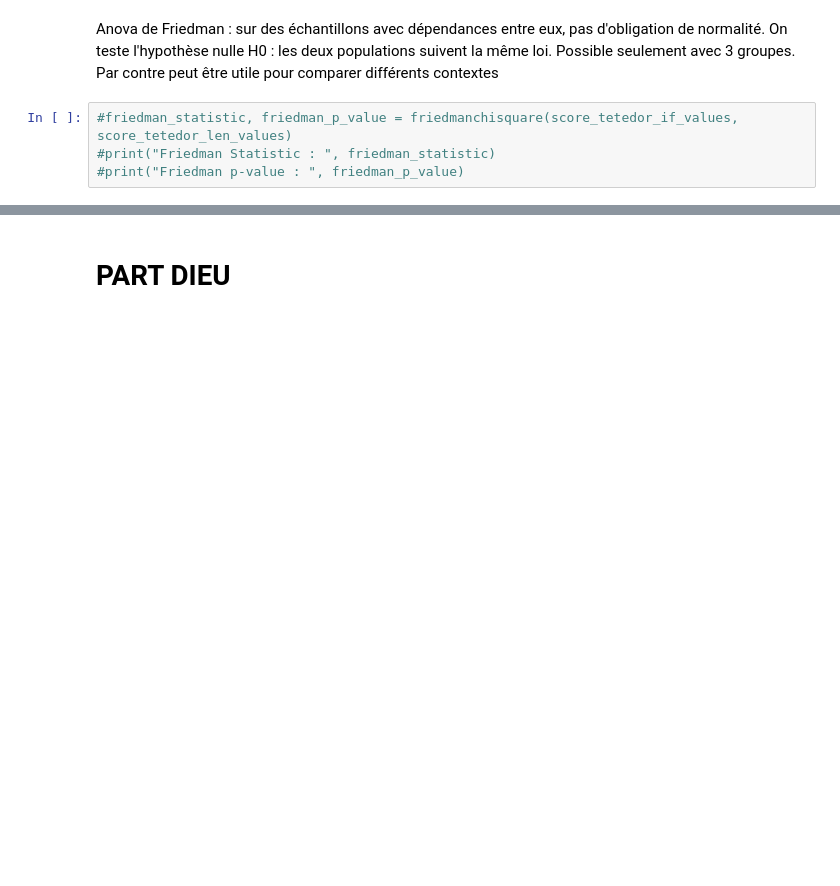
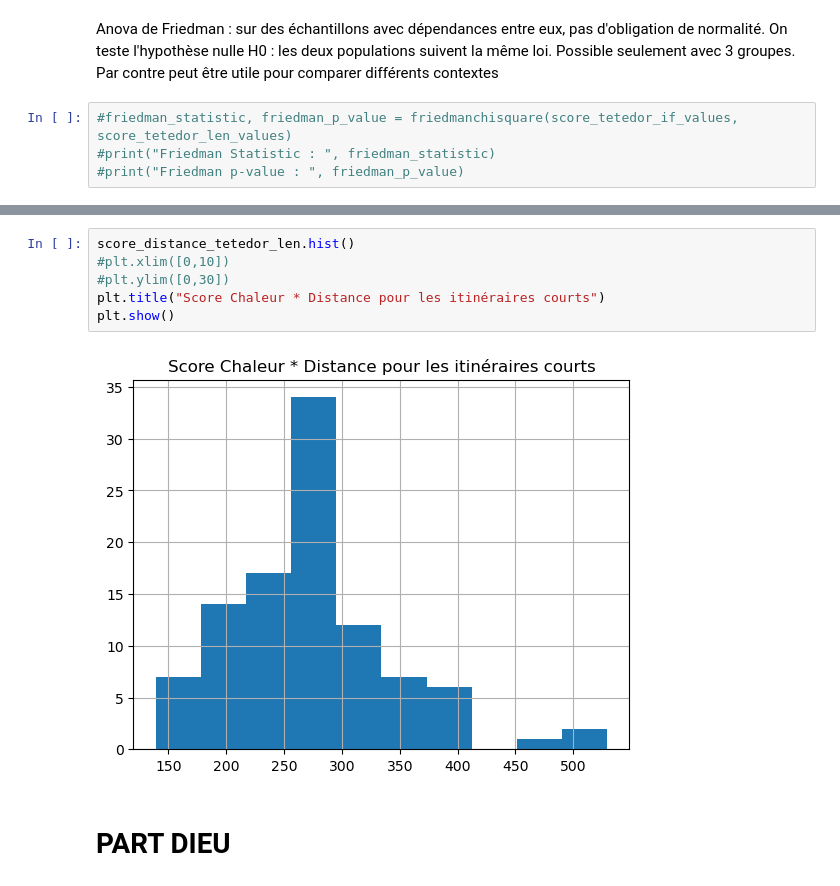
Before and after one commit to datagora-erasme/itineraire_fraicheur, a Jupyter notebook: backend/score_calculation_it/score_analyse.ipynb, the cells around one changed output, grey strips where cells are left out. Cells and saved outputs as stored; diff of their text form; blank space fills up the shorter version.

```diff
--- a/backend/score_calculation_it/score_analyse.ipynb
+++ b/backend/score_calculation_it/score_analyse.ipynb
@@ -197,3 +211,11 @@ Possible seulement avec 3 groupes. Par contre peut être utile pour comparer dif
+# %%
+score_distance_tetedor_len.hist()
+#plt.xlim([0,10])
+#plt.ylim([0,30])
+plt.title("Score Chaleur * Distance pour les itinéraires courts")
+plt.show()
+# %% [output]
+[figure, added]
 # %% [markdown]
 # PART DIEU
 # %%
```
Also changed, not shown: parts of 11 cells of this notebook, 2 other files.
